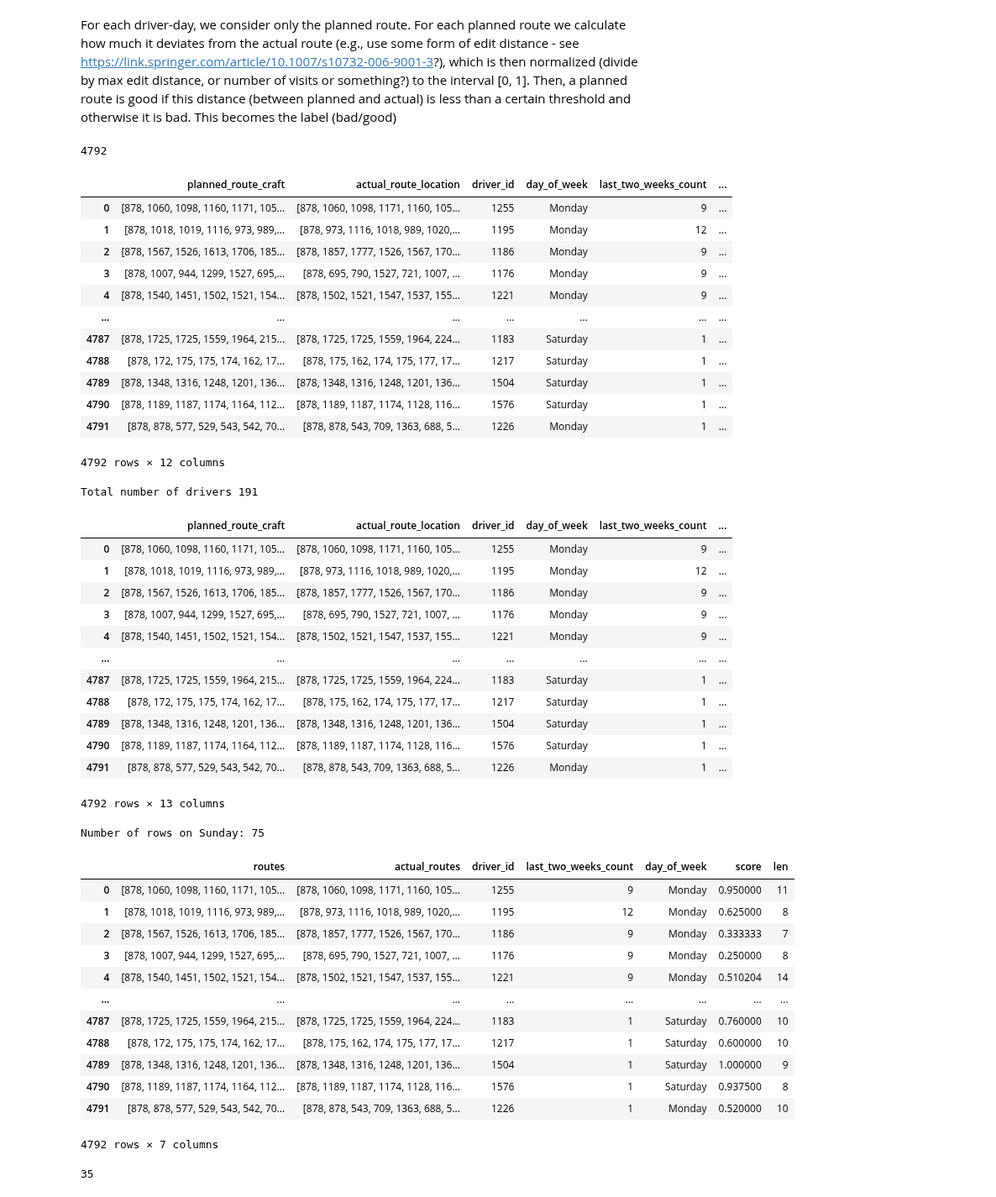
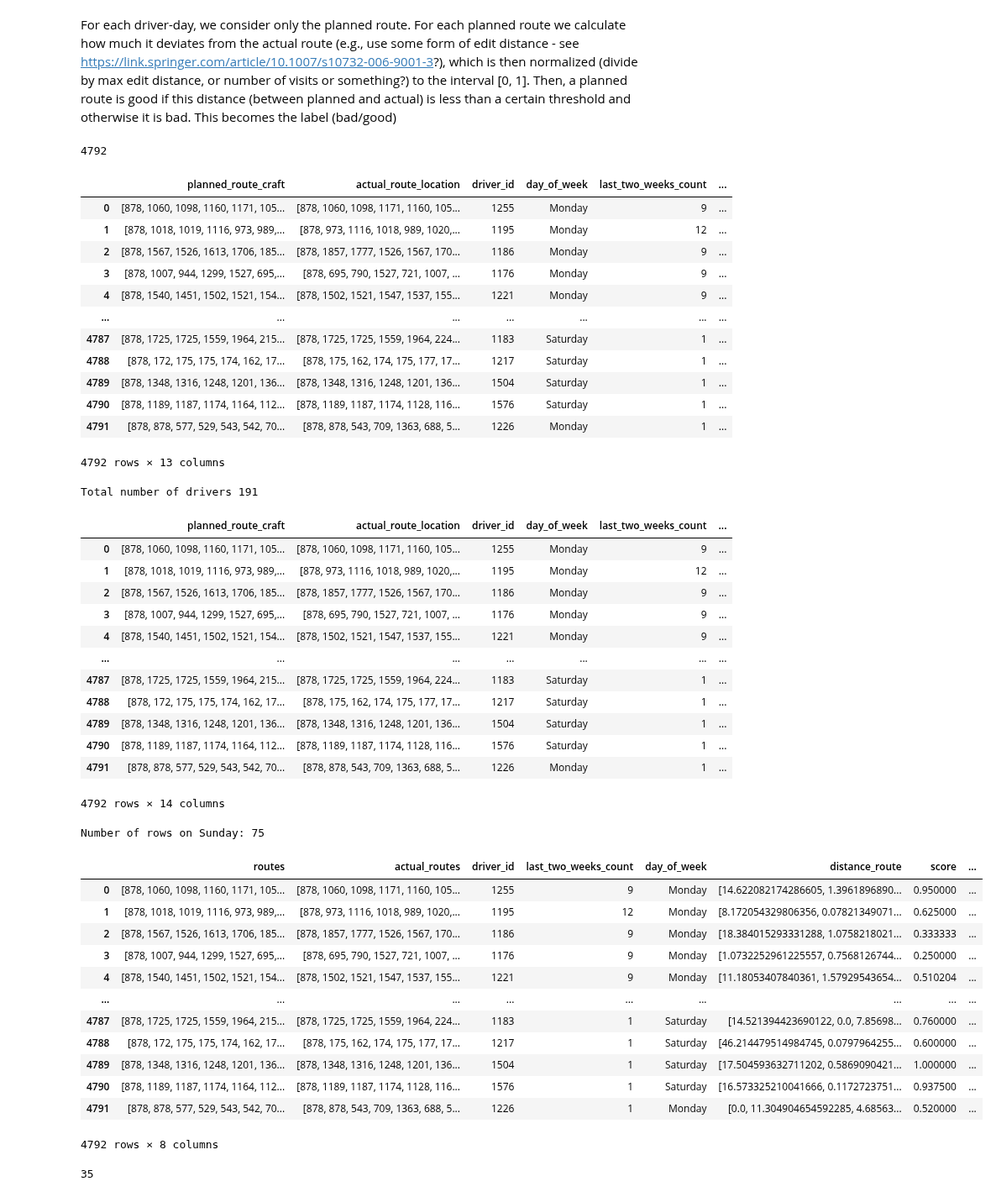
Before and after one commit to anna1904/RouteClassification, a Jupyter notebook: score_prediction_LSTM_v2.ipynb, the cells around one changed output. Shown at 84% size. Drawn from its saved outputs; the diff is of its cells as text; code cells hidden in the pictures.

```diff
--- a/score_prediction_LSTM_v2.ipynb
+++ b/score_prediction_LSTM_v2.ipynb
@@ -9,9 +9,8 @@ import matplotlib.pyplot as plt
 from datetime import datetime, timedelta
 from sklearn.cluster import KMeans
 # %%
-data_stops = pd.read_csv('uni_molde_v2.csv', sep=',')
+data_stops = pd.read_csv('data/uni_molde_v3.csv', sep=';')
 
-data_stops
 # data_stops.loc[data_stops['stop_completed_at'].isna(), 'stop_completed_at'] = "-1"
 # data_stops.loc[data_stops['stop_arrived_at'].isna(), 'stop_arrived_at'] = "-1"
 
@@ -99,7 +73,7 @@ def calculate_distance(row):
     return distances
 
 # Create a new column 'distance_route' in 'final_routes'
-# grouped_df['distance_route'] = grouped_df.apply(calculate_distance, axis=1)
+grouped_df['distance_route'] = grouped_df.apply(calculate_distance, axis=1)
 # %%
 grouped_df
 # %% [output]
@@ -200,5 +174,5 @@ routes
 # %%
-planned_routes = routes[['planned_route_craft', 'actual_route_location', 'driver_id', 'day_of_week', 'last_two_weeks_count', 'location_type_id', 'stop_arrived_at', 'stop_earliest', 'stop_latest', 'current_lat', 'current_lng']]
+planned_routes = routes[['planned_route_craft', 'actual_route_location', 'driver_id', 'day_of_week', 'last_two_weeks_count', 'location_type_id', 'stop_arrived_at', 'stop_earliest', 'stop_latest', 'current_lat', 'current_lng', 'distance_route']]
 actual_routes = routes['actual_route_location']
 # %%
 planned_routes_list = planned_routes['planned_route_craft'].tolist()
@@ -262,8 +236,8 @@ def calculate_route_quality_score(planned_ranks, actual_ranks):
 # %% [markdown]
 For each driver-day, we consider only the planned route. For each planned route we calculate how much it deviates from the actual route (e.g., use some form of edit distance - see https://link.springer.com/article/10.1007/s10732-006-9001-3?), which is then normalized (divide by max edit distance, or number of visits or something?) to the interval [0, 1]. Then, a planned route is good if this distance (between planned and actual) is less than a certain threshold and otherwise it is bad. This becomes the label (bad/good)
 # %%
-completed_routes_df = pd.DataFrame(columns=['planned_route_craft', 'actual_route_location', 'driver_id', 'day_of_week', 'last_two_weeks_count', 'location_type_id', 'stop_arrived_at', 'stop_earliest', 'stop_latest', 'current_lat', 'current_lng', 'score'])
-uncompleted_routes_df = pd.DataFrame(columns=['planned_route_craft', 'actual_route_location', 'driver_id', 'day_of_week', 'distance_route', 'last_two_weeks_count', 'location_type_id', 'stop_arrived_at', 'stop_earliest', 'stop_latest', 'current_lat', 'current_lng', 'edit_distance', 'score'])
+completed_routes_df = pd.DataFrame(columns=['planned_route_craft', 'actual_route_location', 'driver_id', 'day_of_week', 'last_two_weeks_count', 'location_type_id', 'stop_arrived_at', 'stop_earliest', 'stop_latest', 'current_lat', 'current_lng','distance_route', 'score'])
+uncompleted_routes_df = pd.DataFrame(columns=['planned_route_craft', 'actual_route_location', 'driver_id', 'day_of_week', 'distance_route', 'last_two_weeks_count', 'location_type_id', 'stop_arrived_at', 'stop_earliest', 'stop_latest', 'current_lat', 'current_lng', 'edit_distance','distance_route', 'score'])
 #11700795
 for i in range(len(planned_routes_list)):
     # editDistance = minDistance(planned_routes_list[i],actual_routes_list[i])
@@ -287,7 +261,7 @@ completed_routes_df
 | 4789 | [878, 1348, 1316, 1248, 1201, 136... | [878, 1348, 1316, 1248, 1201, 136... | 1504 | Saturday | 1 | ... |
 | 4790 | [878, 1189, 1187, 1174, 1164, 112... | [878, 1189, 1187, 1174, 1128, 116... | 1576 | Saturday | 1 | ... |
 | 4791 | [878, 878, 577, 529, 543, 542, 70... | [878, 878, 543, 709, 1363, 688, 5... | 1226 | Monday | 1 | ... |
-4792 rows × 12 columns
+4792 rows × 13 columns
 # %%
 drivers_dic = {}
 k = 1
@@ -318,7 +292,7 @@ Total number of drivers 191
 | 4789 | [878, 1348, 1316, 1248, 1201, 136... | [878, 1348, 1316, 1248, 1201, 136... | 1504 | Saturday | 1 | ... |
 | 4790 | [878, 1189, 1187, 1174, 1164, 112... | [878, 1189, 1187, 1174, 1128, 116... | 1576 | Saturday | 1 | ... |
 | 4791 | [878, 878, 577, 529, 543, 542, 70... | [878, 878, 543, 709, 1363, 688, 5... | 1226 | Monday | 1 | ... |
-4792 rows × 13 columns
+4792 rows × 14 columns
 # %%
 sunday_count = completed_routes_df[completed_routes_df["day_of_week"] == "Sunday"].shape[0]
 print(f"Number of rows on Sunday: {sunday_count}")
@@ -332,36 +306,37 @@ Number of rows on Sunday: 75
 # %%
 final_routes = pd.DataFrame({
     'routes': completed_routes_df['planned_route_craft'].tolist(),
     'actual_routes': completed_routes_df['actual_route_location'].tolist(),
     'driver_id': completed_routes_df['driver_id'].tolist() ,
     'last_two_weeks_count': completed_routes_df['last_two_weeks_count'].tolist(),
     'day_of_week': completed_routes_df['day_of_week'].tolist(),
+    'distance_route': completed_routes_df['distance_route'].tolist(),
     'score': completed_routes_df['score'].tolist()
     # 'current_lat': completed_routes_df['current_lat'].tolist(),
     # 'current_lng': completed_routes_df['current_lng'].tolist(),
     # 'day_of_week': completed_routes_df['day_of_week'].tolist() + uncompleted_routes_df['day_of_week'].tolist(),
 })
 final_routes['len'] = final_routes['routes'].apply(lambda x: len(x))
 final_routes
 
 # [0] * len(artificial_planned_routes)
 # artificial_planned_routes['distance_route'].tolist()
 # artificial_planned_routes['driver_id'].tolist()
 # artificial_planned_routes['common_subsequence'].tolist()
 # %% [output]
-|  | routes | actual_routes | driver_id | last_two_weeks_count | day_of_week | score | len |
-| 0 | [878, 1060, 1098, 1160, 1171, 105... | [878, 1060, 1098, 1171, 1160, 105... | 1255 | 9 | Monday | 0.950000 | 11 |
-| 1 | [878, 1018, 1019, 1116, 973, 989,... | [878, 973, 1116, 1018, 989, 1020,... | 1195 | 12 | Monday | 0.625000 | 8 |
-| 2 | [878, 1567, 1526, 1613, 1706, 185... | [878, 1857, 1777, 1526, 1567, 170... | 1186 | 9 | Monday | 0.333333 | 7 |
-| 3 | [878, 1007, 944, 1299, 1527, 695,... | [878, 695, 790, 1527, 721, 1007, ... | 1176 | 9 | Monday | 0.250000 | 8 |
-| 4 | [878, 1540, 1451, 1502, 1521, 154... | [878, 1502, 1521, 1547, 1537, 155... | 1221 | 9 | Monday | 0.510204 | 14 |
-| ... | ... | ... | ... | ... | ... | ... | ... |
-| 4787 | [878, 1725, 1725, 1559, 1964, 215... | [878, 1725, 1725, 1559, 1964, 224... | 1183 | 1 | Saturday | 0.760000 | 10 |
-| 4788 | [878, 172, 175, 175, 174, 162, 17... | [878, 175, 162, 174, 175, 177, 17... | 1217 | 1 | Saturday | 0.600000 | 10 |
-| 4789 | [878, 1348, 1316, 1248, 1201, 136... | [878, 1348, 1316, 1248, 1201, 136... | 1504 | 1 | Saturday | 1.000000 | 9 |
-| 4790 | [878, 1189, 1187, 1174, 1164, 112... | [878, 1189, 1187, 1174, 1128, 116... | 1576 | 1 | Saturday | 0.937500 | 8 |
-| 4791 | [878, 878, 577, 529, 543, 542, 70... | [878, 878, 543, 709, 1363, 688, 5... | 1226 | 1 | Monday | 0.520000 | 10 |
+|  | routes | actual_routes | driver_id | last_two_weeks_count | day_of_week | distance_route | score | ... |
+| 0 | [878, 1060, 1098, 1160, 1171, 105... | [878, 1060, 1098, 1171, 1160, 105... | 1255 | 9 | Monday | [14.622082174286605, 1.3961896890... | 0.950000 | ... |
+| 1 | [878, 1018, 1019, 1116, 973, 989,... | [878, 973, 1116, 1018, 989, 1020,... | 1195 | 12 | Monday | [8.172054329806356, 0.07821349071... | 0.625000 | ... |
+| 2 | [878, 1567, 1526, 1613, 1706, 185... | [878, 1857, 1777, 1526, 1567, 170... | 1186 | 9 | Monday | [18.384015293331288, 1.0758218021... | 0.333333 | ... |
+| 3 | [878, 1007, 944, 1299, 1527, 695,... | [878, 695, 790, 1527, 721, 1007, ... | 1176 | 9 | Monday | [1.0732252961225557, 0.7568126744... | 0.250000 | ... |
+| 4 | [878, 1540, 1451, 1502, 1521, 154... | [878, 1502, 1521, 1547, 1537, 155... | 1221 | 9 | Monday | [11.18053407840361, 1.57929543654... | 0.510204 | ... |
+| ... | ... | ... | ... | ... | ... | ... | ... | ... |
+| 4787 | [878, 1725, 1725, 1559, 1964, 215... | [878, 1725, 1725, 1559, 1964, 224... | 1183 | 1 | Saturday | [14.521394423690122, 0.0, 7.85698... | 0.760000 | ... |
+| 4788 | [878, 172, 175, 175, 174, 162, 17... | [878, 175, 162, 174, 175, 177, 17... | 1217 | 1 | Saturday | [46.214479514984745, 0.0797964255... | 0.600000 | ... |
+| 4789 | [878, 1348, 1316, 1248, 1201, 136... | [878, 1348, 1316, 1248, 1201, 136... | 1504 | 1 | Saturday | [17.504593632711202, 0.5869090421... | 1.000000 | ... |
+| 4790 | [878, 1189, 1187, 1174, 1164, 112... | [878, 1189, 1187, 1174, 1128, 116... | 1576 | 1 | Saturday | [16.573325210041666, 0.1172723751... | 0.937500 | ... |
+| 4791 | [878, 878, 577, 529, 543, 542, 70... | [878, 878, 543, 709, 1363, 688, 5... | 1226 | 1 | Monday | [0.0, 11.304904654592285, 4.68563... | 0.520000 | ... |
-4792 rows × 7 columns
+4792 rows × 8 columns
 # %%
 
 max([len(i) for i in final_routes['routes']])
```
Also changed, not shown: parts of 16 cells of this notebook, 5 other files.
